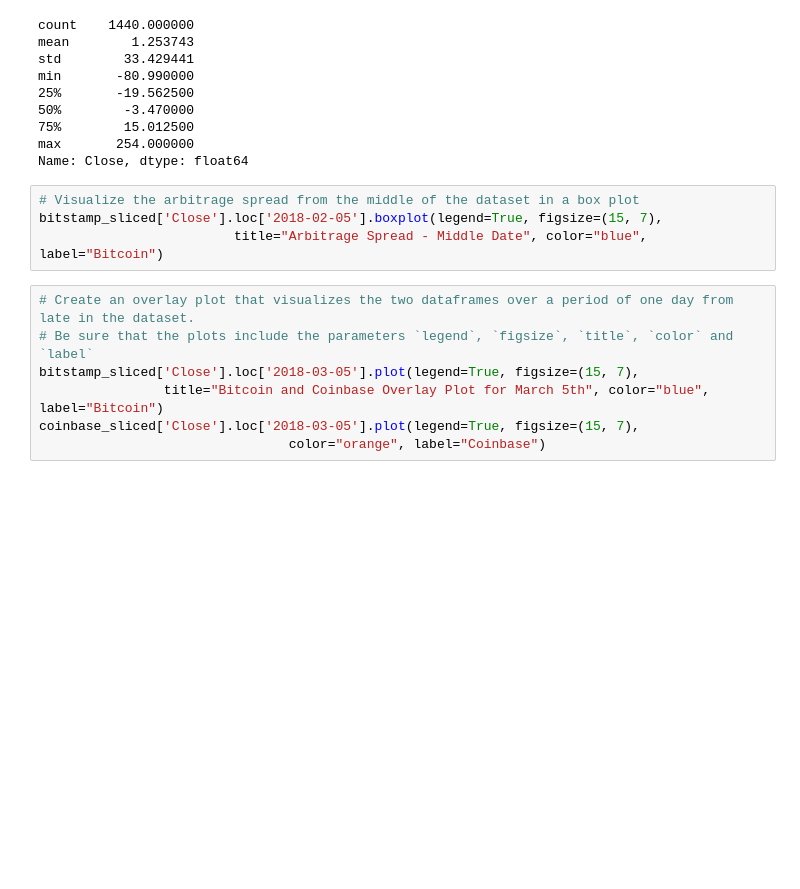
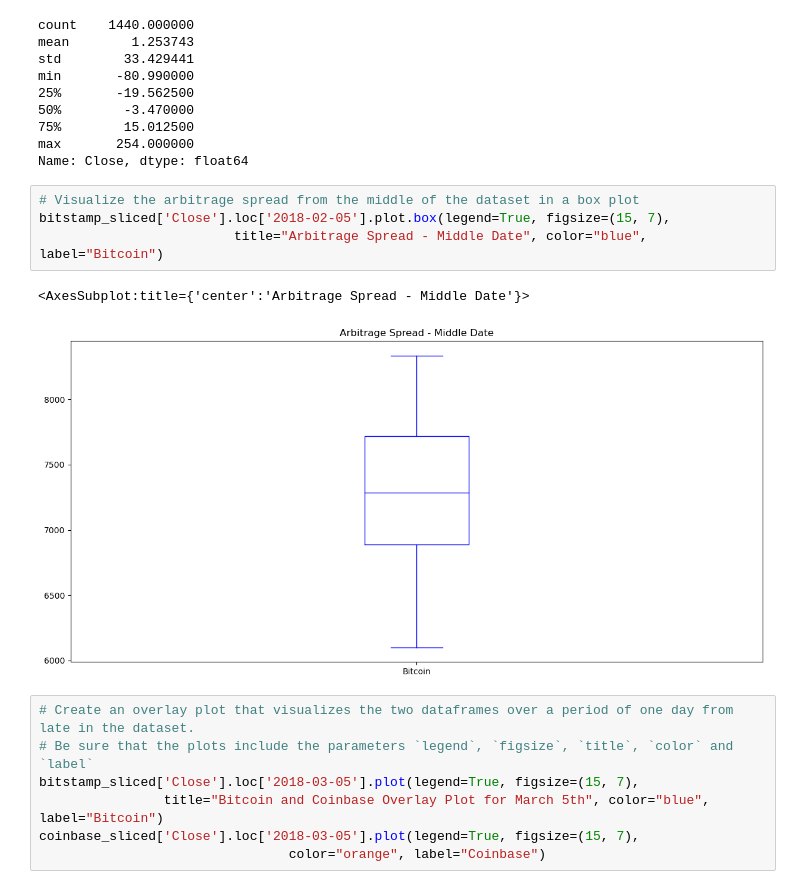
Before and after one commit to bh63/Assignment_3_arbitrage, a Jupyter notebook: crypto_arbitrage.ipynb, the cells around one changed output. Cells and saved outputs as stored; diff of their text form; blank space fills up the shorter version.

```diff
--- a/crypto_arbitrage.ipynb
+++ b/crypto_arbitrage.ipynb
@@ -417,8 +430,11 @@ max       254.000000
 Name: Close, dtype: float64
 # %%
 # Visualize the arbitrage spread from the middle of the dataset in a box plot
-bitstamp_sliced['Close'].loc['2018-02-05'].boxplot(legend=True, figsize=(15, 7),
+bitstamp_sliced['Close'].loc['2018-02-05'].plot.box(legend=True, figsize=(15, 7),
                          title="Arbitrage Spread - Middle Date", color="blue", label="Bitcoin")
+# %% [output]
+<AxesSubplot:title={'center':'Arbitrage Spread - Middle Date'}>
+[figure, added]
 # %%
 # Create an overlay plot that visualizes the two dataframes over a period of one day from late in the dataset.
 # Be sure that the plots include the parameters `legend`, `figsize`, `title`, `color` and `label`
```
Also changed, not shown: parts of 30 cells of this notebook.
